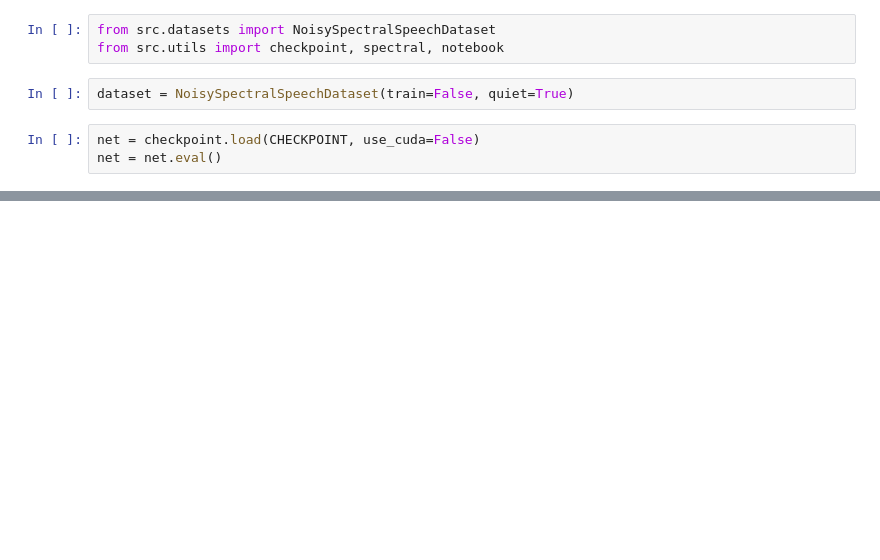
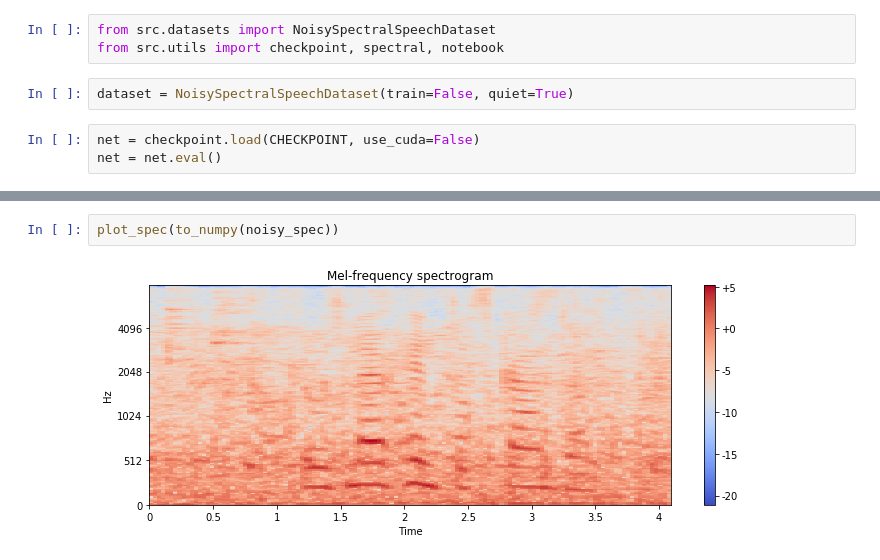
Before and after one commit to MattSegal/speech-notebooks, a Jupyter notebook: notebooks/mel-spec-evaluate.ipynb, the cells around one changed output, grey strips where cells are left out. Drawn from its saved outputs; the diff is of its cells as text; blank space fills up the shorter version.

```diff
--- a/notebooks/mel-spec-evaluate.ipynb
+++ b/notebooks/mel-spec-evaluate.ipynb
@@ -36 +108,5 @@ pred_clean_spec = (pred_clean_spec.view(256,128).detach().numpy()
+# %%
+plot_spec(to_numpy(noisy_spec))
+# %% [output]
+[figure, added]
 # %%
```
Also changed, not shown: parts of 21 cells of this notebook, 2 other files.
